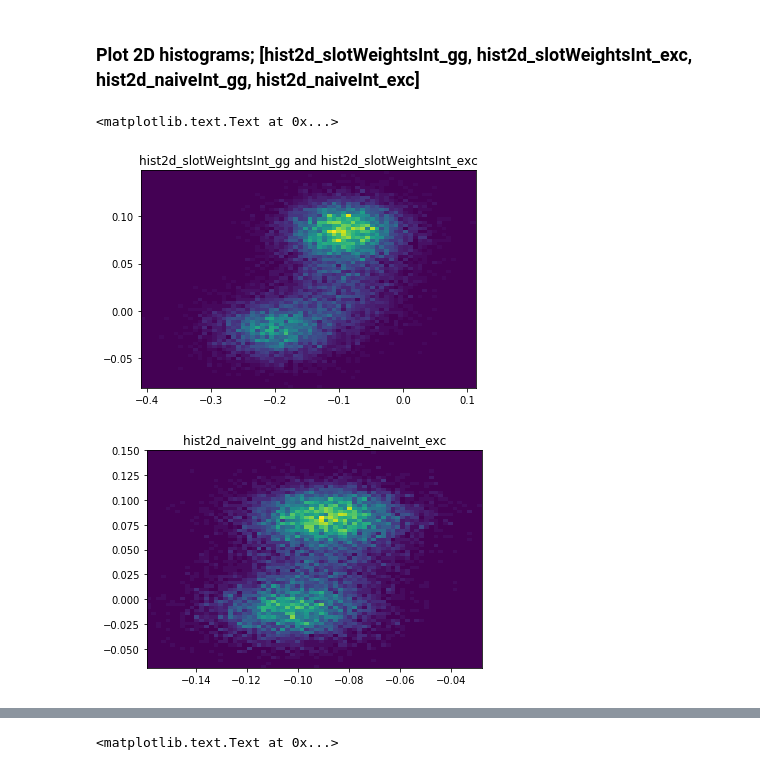
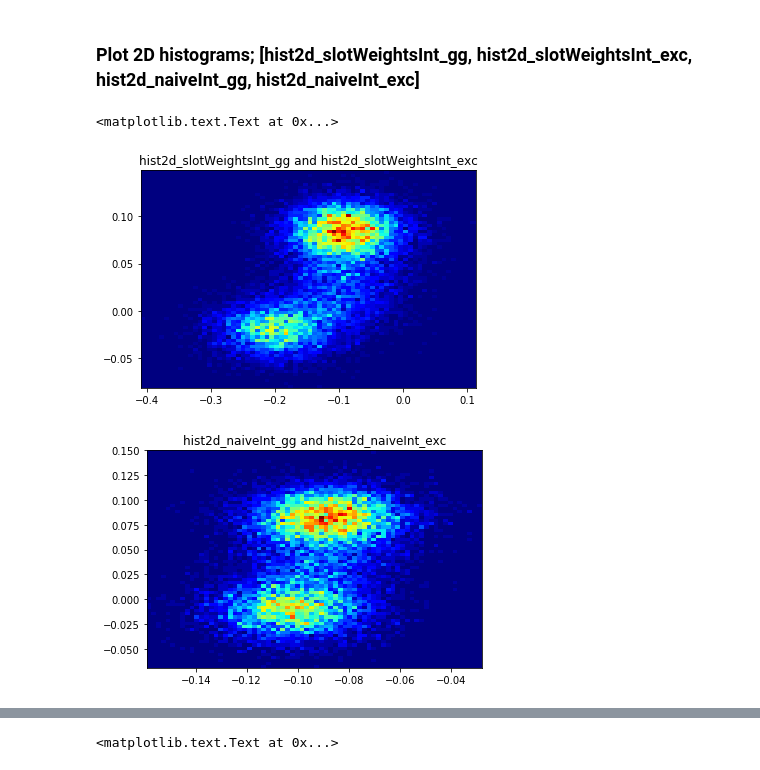
Before and after one commit to dennischenfeng/qnl_qmtrajproj, a Jupyter notebook: basic_methods.ipynb, the cells around one changed output, grey strips where cells are left out. Saved outputs shown, nothing was run; the diff lists cells and outputs as text; code cells hidden in the pictures.

```diff
--- a/basic_methods.ipynb
+++ b/basic_methods.ipynb
@@ -161,34 +161,34 @@ hist2d_slotWeightsInt_gg, binEdges_slotWeightsInt_I, binEdges_slotWeightsInt_Q =
                                                                                                 bins=numBins, range=[[minIntegratedTraj_I, maxIntegratedTraj_I], [minIntegratedTraj_Q, maxIntegratedTraj_Q]])
 # hist2d_slotWeightsInt_ee, _, _ = np.histogram2d(integratedTraj_slotWeights[0, 0:startTest, 3], integratedTraj_slotWeights[1, 0:startTest, 3], bins=numBins, range=[[minIntegratedTraj_I, maxIntegratedTraj_I], [minIntegratedTraj_Q, maxIntegratedTraj_Q]])
 hist2d_slotWeightsInt_exc, _, _ = np.histogram2d(slotWeightsInt_exc_I, slotWeightsInt_exc_Q, \
                                                  bins=numBins, range=[[minIntegratedTraj_I, maxIntegratedTraj_I], [minIntegratedTraj_Q, maxIntegratedTraj_Q]])
 
 minIntegratedTraj_I = np.min(integratedTraj_naive[0, 0:startTest, :])
 maxIntegratedTraj_I = np.max(integratedTraj_naive[0, 0:startTest, :])
 minIntegratedTraj_Q = np.min(integratedTraj_naive[1, 0:startTest, :])
 maxIntegratedTraj_Q = np.max(integratedTraj_naive[1, 0:startTest, :])
 hist2d_naiveInt_gg, binEdges_naiveInt_I, binEdges_naiveInt_Q = np.histogram2d(integratedTraj_naive[0, 0:startTest, 0], integratedTraj_naive[1, 0:startTest, 0], \
                                                                               bins=numBins, range=[[minIntegratedTraj_I, maxIntegratedTraj_I], [minIntegratedTraj_Q, maxIntegratedTraj_Q]])
 # hist2d_naiveInt_ee, _, _ = np.histogram2d(integratedTraj_naive[0, 0:startTest, 3], integratedTraj_naive[1, 0:startTest, 3], bins=numBins, range=[[minIntegratedTraj_I, maxIntegratedTraj_I], [minIntegratedTraj_Q, maxIntegratedTraj_Q]])
 hist2d_naiveInt_exc, _, _ = np.histogram2d(naiveInt_exc_I, naiveInt_exc_Q, \
                                                  bins=numBins, range=[[minIntegratedTraj_I, maxIntegratedTraj_I], [minIntegratedTraj_Q, maxIntegratedTraj_Q]])
 
 
 #: plot slotweightsInt hist2d
 coordsX, coordsY = np.meshgrid(binEdges_slotWeightsInt_I, binEdges_slotWeightsInt_Q)
 # plt.pcolormesh(coordsX, coordsY, hist2d_slotWeightsInt_gg + hist2d_slotWeightsInt_ee)
 # plt.pcolormesh(coordsX, coordsY, hist2d_slotWeightsInt_gg.T + hist2d_slotWeightsInt_ee.T)
-plt.pcolormesh(coordsX, coordsY, hist2d_slotWeightsInt_gg.T + hist2d_slotWeightsInt_exc.T)
+plt.pcolormesh(coordsX, coordsY, hist2d_slotWeightsInt_gg.T + hist2d_slotWeightsInt_exc.T, cmap='jet')
 plt.title('hist2d_slotWeightsInt_gg and hist2d_slotWeightsInt_exc')
 
 
 #: plot naiveInt hist2d
 plt.figure()
 coordsX, coordsY = np.meshgrid(binEdges_naiveInt_I, binEdges_naiveInt_Q)
 # plt.pcolormesh(coordsX, coordsY, hist2d_naiveInt_gg.T + hist2d_naiveInt_ee.T)
-plt.pcolormesh(coordsX, coordsY, hist2d_naiveInt_gg.T + hist2d_naiveInt_exc.T)
+plt.pcolormesh(coordsX, coordsY, hist2d_naiveInt_gg.T + hist2d_naiveInt_exc.T, cmap='jet')
 plt.title('hist2d_naiveInt_gg and hist2d_naiveInt_exc')
 # %% [output]
 <matplotlib.text.Text at 0x...>
-[figure, old version]
+[figure, new version]
-[figure, old version]
+[figure, new version]
```
Also changed, not shown: parts of 8 cells of this notebook, 1 other file.
